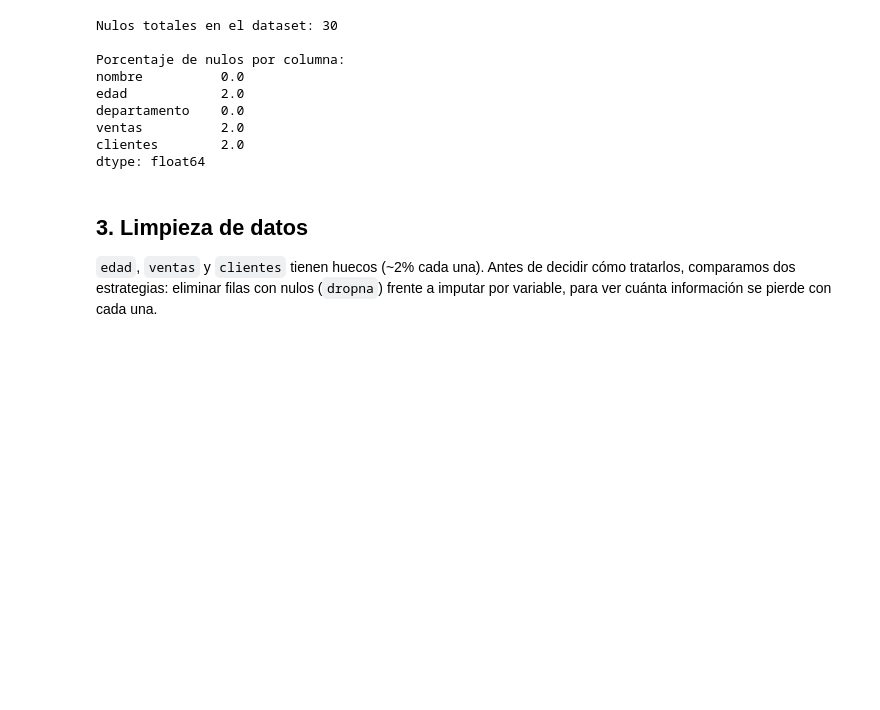
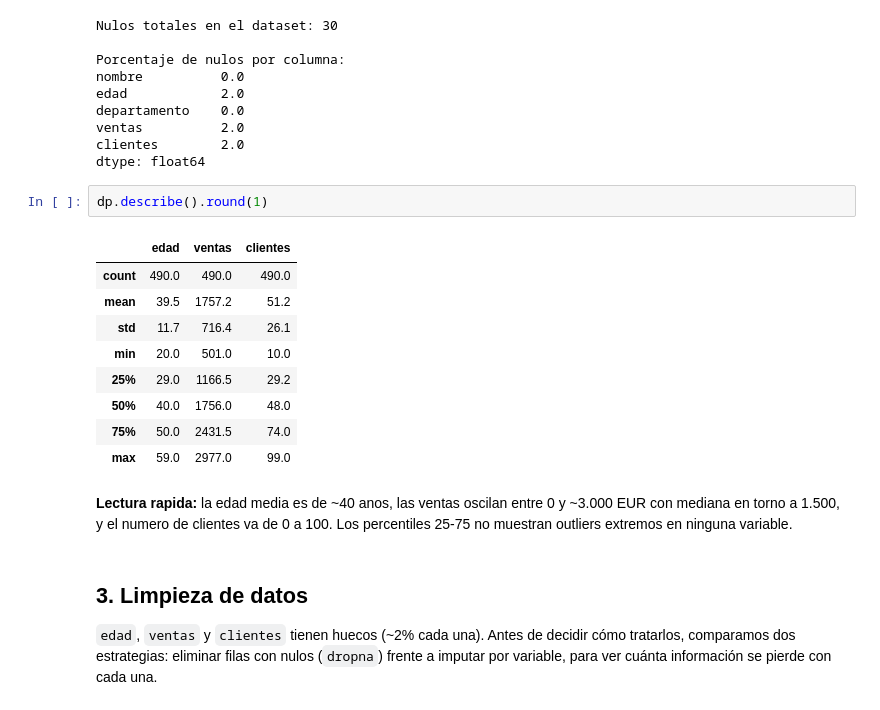
Before and after one commit to BORJAMOME/Data-Analytics-Portfolio, a Jupyter notebook: 02-Python/01-analisis-exploratorio/01-analisis-ventas-empleados/notebook.ipynb, the cells around one changed output. Drawn from its saved outputs; the diff is of its cells as text; blank space fills up the shorter version.

```diff
--- a/02-Python/01-analisis-exploratorio/01-analisis-ventas-empleados/notebook.ipynb
+++ b/02-Python/01-analisis-exploratorio/01-analisis-ventas-empleados/notebook.ipynb
@@ -88,6 +88,20 @@ departamento    0.0
 ventas          2.0
 clientes        2.0
 dtype: float64
+# %%
+dp.describe().round(1)
+# %% [output]
+|  | edad | ventas | clientes |
+| count | 490.0 | 490.0 | 490.0 |
+| mean | 39.5 | 1757.2 | 51.2 |
+| std | 11.7 | 716.4 | 26.1 |
+| min | 20.0 | 501.0 | 10.0 |
+| 25% | 29.0 | 1166.5 | 29.2 |
+| 50% | 40.0 | 1756.0 | 48.0 |
+| 75% | 50.0 | 2431.5 | 74.0 |
+| max | 59.0 | 2977.0 | 99.0 |
+# %% [markdown]
+**Lectura rapida:** la edad media es de ~40 anos, las ventas oscilan entre 0 y ~3.000 EUR con mediana en torno a 1.500, y el numero de clientes va de 0 a 100. Los percentiles 25-75 no muestran outliers extremos en ninguna variable.
 # %% [markdown]
 ## 3. Limpieza de datos
 
```
Also changed, not shown: parts of 3 cells of this notebook, 3 other files.
